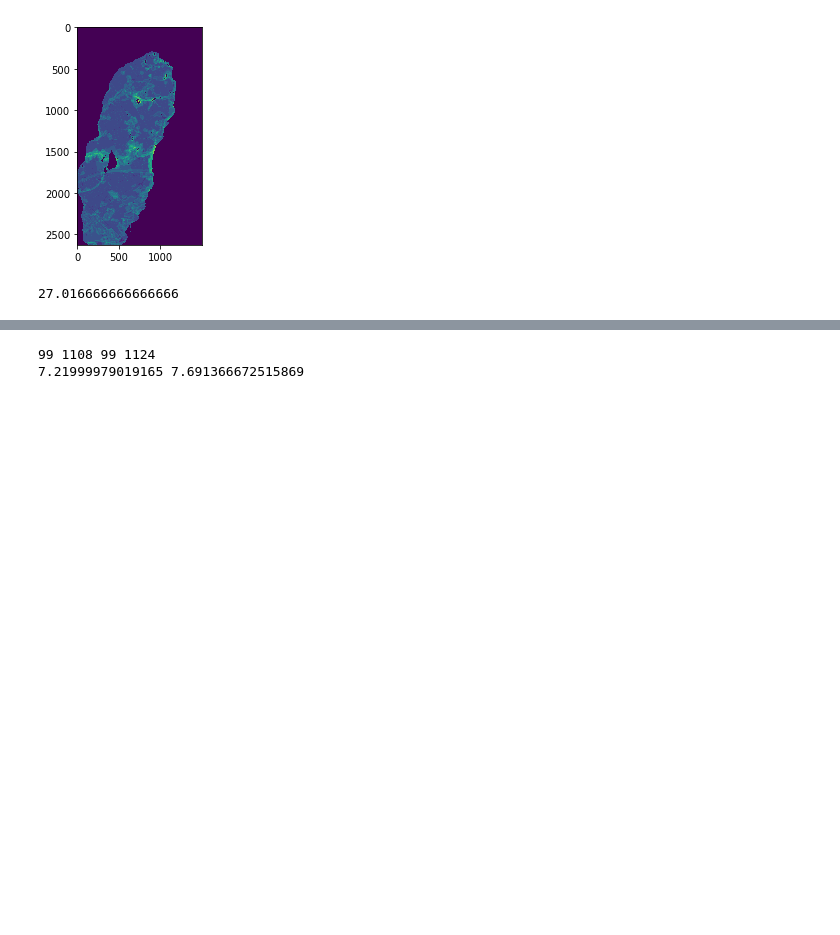
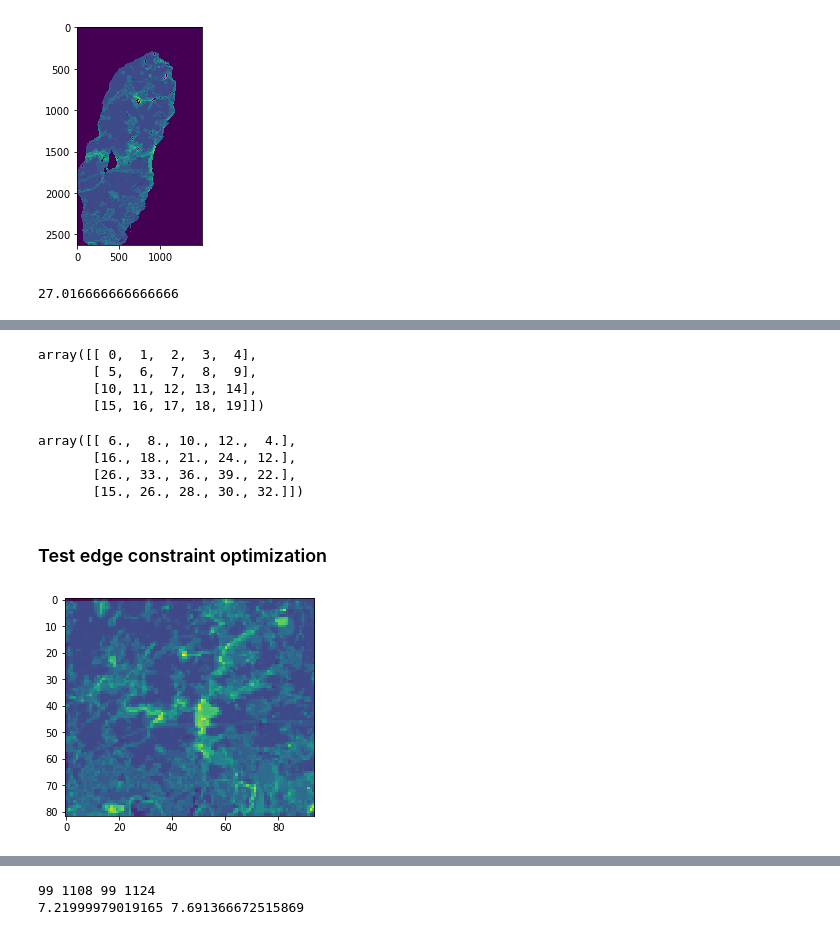
Before and after one commit to NinaWie/PowerPlanner, a Jupyter notebook: notebooks/constraints.ipynb, the cells around one changed output, grey strips where cells are left out. Drawn from its saved outputs; the diff is of its cells as text; code cells hidden in the pictures; blank space fills up the shorter version.

```diff
--- a/notebooks/constraints.ipynb
+++ b/notebooks/constraints.ipynb
@@ -119,0 +116,6 @@ read in cost array (1, 1313, 1511)
+# %%
+with rasterio.open(os.path.join(path_files, "corridor/COSTSURFACE.tif"), 'r') as ds:
+    arr = ds.read()
+print("read in cost array", arr.shape)
+# cost_img = Image.fromarray(arr[0])
+costs = normalize(arr[0])
@@ -148,0 +329,18 @@ shifts = get_half_donut(15,25)
+# %%
+arr
+# %% [output]
+array([[ 0,  1,  2,  3,  4],
+       [ 5,  6,  7,  8,  9],
+       [10, 11, 12, 13, 14],
+       [15, 16, 17, 18, 19]])
+# %%
+arr2
+# %% [output]
+array([[ 6.,  8., 10., 12.,  4.],
+       [16., 18., 21., 24., 12.],
+       [26., 33., 36., 39., 22.],
+       [15., 26., 28., 30., 32.]])
+# %% [markdown]
+### Test edge constraint optimization
+# %%
+costs_small = reduce_instance(costs,16)
@@ -148,0 +350,5 @@ shifts = get_half_donut(15,25)
+# %%
+plt.imshow(costs_small)
+plt.show()
+# %% [output]
+[figure, added]
```
Also changed, not shown: parts of 29 cells of this notebook, 6 other files.
